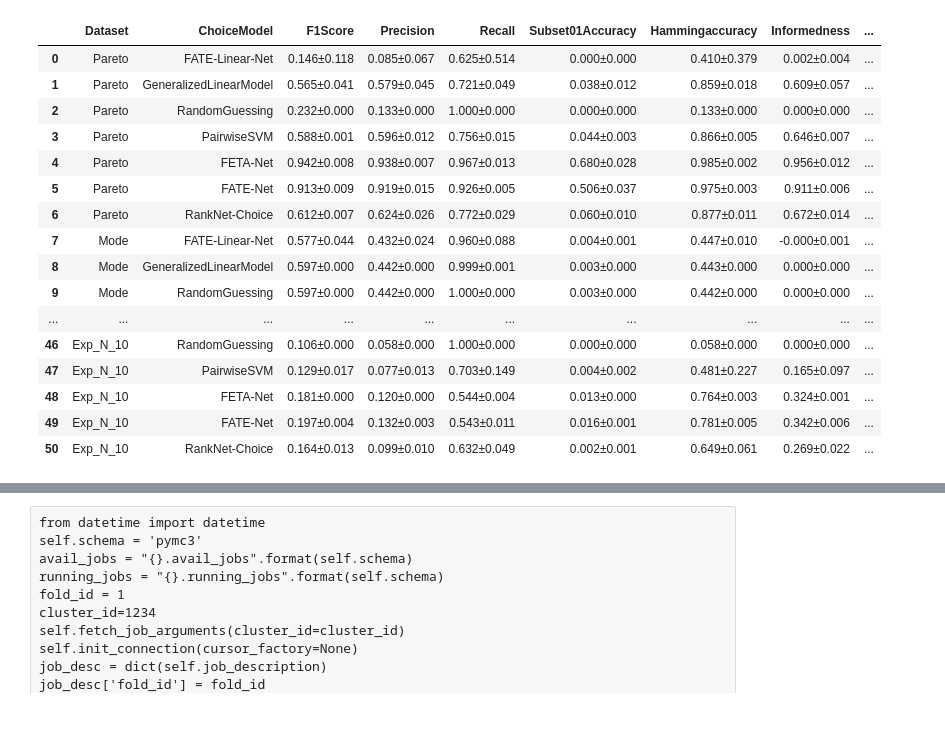
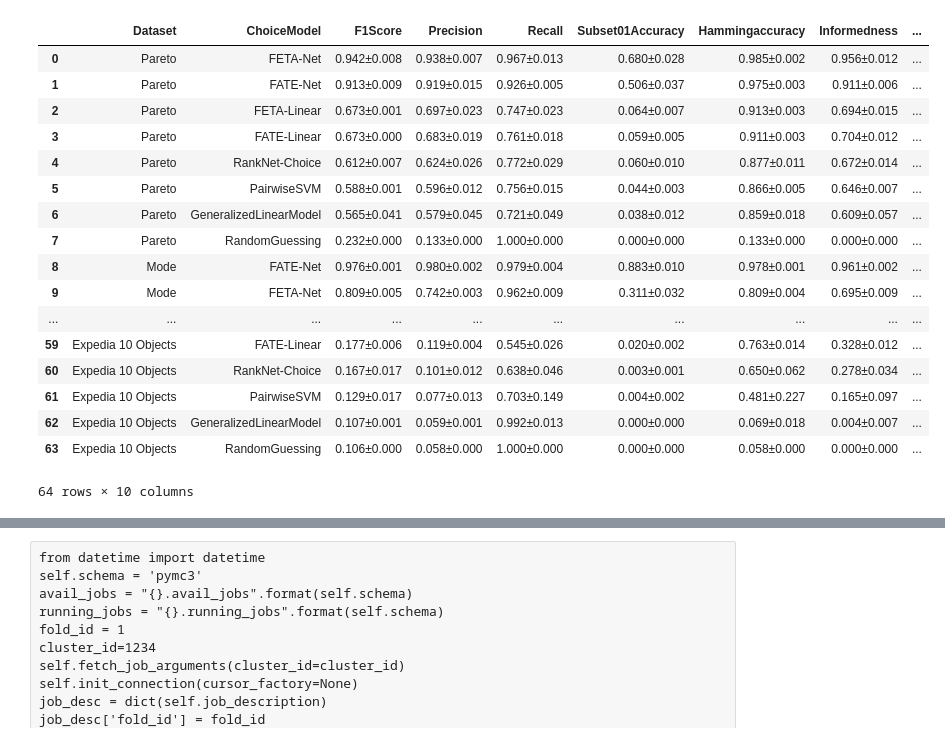
Before and after one commit to kiudee/cs-ranking, a Jupyter notebook: experiments/result_choice.ipynb, the cells around one changed output, grey strips where cells are left out. Cells and saved outputs as stored; diff of their text form; code cells hidden in the pictures.

```diff
--- a/experiments/result_choice.ipynb
+++ b/experiments/result_choice.ipynb
@@ -92,15 +37,0 @@ hash_value => 6f1a78edef78a9c65ae34d4e04808fadd720696f
-# %%
-if delete:
-    values = np.array([0.1826, 0.3072, 0.4039, 0.4823, 0.5476, 0.6024])
-    columns = ', '.join(list(lp_metric_dict[learning_problem].keys()))
-    rs = np.random.RandomState(job_ids[0])
-    for i, job_id in enumerate(job_ids):
-        r = rs.uniform(-0.04,0.04,len(values)).round(3)
-        print(r)
-        vals = values + r
-        print(vals)
-        vals = "({}, 4097591, {})". format(job_id, ', '.join(str(x) for x in vals))
-        update_result = "INSERT INTO results.{0} (job_id, cluster_id, {1}) VALUES {2}".format(learning_problem, columns, vals)
-        self.init_connection()
-        self.cursor_db.execute(update_result)
-        self.close_connection()
@@ -245,0 +38,6 @@ def create_combined_dfs(DATASET, latex_row=False):
+# %%
+d = datasets[-1]
+df, cols = get_results_for_dataset(d, logger, learning_problem, False)
+df = df.sort_values(by=['dataset', 'learner'], ascending=[True, True])
+df = df[df['learner'].str.contains('feta_choice')]
+df.sort_values(by='learner')
@@ -245,0 +61,3 @@ def create_combined_dfs(DATASET, latex_row=False):
+# %%
+df = get_combined_results(d, logger, learning_problem, False)
+df
@@ -245,0 +113,3 @@ def create_combined_dfs(DATASET, latex_row=False):
+# %%
+df = create_final_result(d, latex_row=False)
+df
@@ -246,35 +126,35 @@ def create_combined_dfs(DATASET, latex_row=False):
 # %%
 import copy
-combined = os.path.join(DIR_PATH, 'detailedresults' , "ChoiceFunctions.csv")
 dataFrame = None
 for dataset in datasets:
-    df = create_combined_dfs(dataset)
-    df_path = os.path.join(DIR_PATH, 'detailedresults' , dataset.split('_choice')[0].title()+'Choice.csv')
+    df = create_final_result(dataset, latex_row=False)
+    df_path = os.path.join(DIR_PATH, FOLDER , dataset.split('_choice')[0].title()+'Choice.csv')
     df.to_csv(df_path, index=False, encoding='utf-8')
     if dataFrame is None:
         dataFrame = copy.copy(df)
     else:
         dataFrame = dataFrame.append(df, ignore_index=True)
-dataFrame.to_csv(combined)
+dataFrame.to_csv(df_path_combined)
 dataFrame
 # %% [output]
 |  | Dataset | ChoiceModel | F1Score | Precision | Recall | Subset01Accuracy | Hammingaccuracy | Informedness | ... |
-| 0 | Pareto | FATE-Linear-Net | 0.146±0.118 | 0.085±0.067 | 0.625±0.514 | 0.000±0.000 | 0.410±0.379 | 0.002±0.004 | ... |
-| 1 | Pareto | GeneralizedLinearModel | 0.565±0.041 | 0.579±0.045 | 0.721±0.049 | 0.038±0.012 | 0.859±0.018 | 0.609±0.057 | ... |
-| 2 | Pareto | RandomGuessing | 0.232±0.000 | 0.133±0.000 | 1.000±0.000 | 0.000±0.000 | 0.133±0.000 | 0.000±0.000 | ... |
-| 3 | Pareto | PairwiseSVM | 0.588±0.001 | 0.596±0.012 | 0.756±0.015 | 0.044±0.003 | 0.866±0.005 | 0.646±0.007 | ... |
-| 4 | Pareto | FETA-Net | 0.942±0.008 | 0.938±0.007 | 0.967±0.013 | 0.680±0.028 | 0.985±0.002 | 0.956±0.012 | ... |
-| 5 | Pareto | FATE-Net | 0.913±0.009 | 0.919±0.015 | 0.926±0.005 | 0.506±0.037 | 0.975±0.003 | 0.911±0.006 | ... |
-| 6 | Pareto | RankNet-Choice | 0.612±0.007 | 0.624±0.026 | 0.772±0.029 | 0.060±0.010 | 0.877±0.011 | 0.672±0.014 | ... |
-| 7 | Mode | FATE-Linear-Net | 0.577±0.044 | 0.432±0.024 | 0.960±0.088 | 0.004±0.001 | 0.447±0.010 | -0.000±0.001 | ... |
-| 8 | Mode | GeneralizedLinearModel | 0.597±0.000 | 0.442±0.000 | 0.999±0.001 | 0.003±0.000 | 0.443±0.000 | 0.000±0.000 | ... |
-| 9 | Mode | RandomGuessing | 0.597±0.000 | 0.442±0.000 | 1.000±0.000 | 0.003±0.000 | 0.442±0.000 | 0.000±0.000 | ... |
+| 0 | Pareto | FETA-Net | 0.942±0.008 | 0.938±0.007 | 0.967±0.013 | 0.680±0.028 | 0.985±0.002 | 0.956±0.012 | ... |
+| 1 | Pareto | FATE-Net | 0.913±0.009 | 0.919±0.015 | 0.926±0.005 | 0.506±0.037 | 0.975±0.003 | 0.911±0.006 | ... |
+| 2 | Pareto | FETA-Linear | 0.673±0.001 | 0.697±0.023 | 0.747±0.023 | 0.064±0.007 | 0.913±0.003 | 0.694±0.015 | ... |
+| 3 | Pareto | FATE-Linear | 0.673±0.000 | 0.683±0.019 | 0.761±0.018 | 0.059±0.005 | 0.911±0.003 | 0.704±0.012 | ... |
+| 4 | Pareto | RankNet-Choice | 0.612±0.007 | 0.624±0.026 | 0.772±0.029 | 0.060±0.010 | 0.877±0.011 | 0.672±0.014 | ... |
+| 5 | Pareto | PairwiseSVM | 0.588±0.001 | 0.596±0.012 | 0.756±0.015 | 0.044±0.003 | 0.866±0.005 | 0.646±0.007 | ... |
+| 6 | Pareto | GeneralizedLinearModel | 0.565±0.041 | 0.579±0.045 | 0.721±0.049 | 0.038±0.012 | 0.859±0.018 | 0.609±0.057 | ... |
+| 7 | Pareto | RandomGuessing | 0.232±0.000 | 0.133±0.000 | 1.000±0.000 | 0.000±0.000 | 0.133±0.000 | 0.000±0.000 | ... |
+| 8 | Mode | FATE-Net | 0.976±0.001 | 0.980±0.002 | 0.979±0.004 | 0.883±0.010 | 0.978±0.001 | 0.961±0.002 | ... |
+| 9 | Mode | FETA-Net | 0.809±0.005 | 0.742±0.003 | 0.962±0.009 | 0.311±0.032 | 0.809±0.004 | 0.695±0.009 | ... |
 | ... | ... | ... | ... | ... | ... | ... | ... | ... | ... |
-| 46 | Exp_N_10 | RandomGuessing | 0.106±0.000 | 0.058±0.000 | 1.000±0.000 | 0.000±0.000 | 0.058±0.000 | 0.000±0.000 | ... |
-| 47 | Exp_N_10 | PairwiseSVM | 0.129±0.017 | 0.077±0.013 | 0.703±0.149 | 0.004±0.002 | 0.481±0.227 | 0.165±0.097 | ... |
-| 48 | Exp_N_10 | FETA-Net | 0.181±0.000 | 0.120±0.000 | 0.544±0.004 | 0.013±0.000 | 0.764±0.003 | 0.324±0.001 | ... |
-| 49 | Exp_N_10 | FATE-Net | 0.197±0.004 | 0.132±0.003 | 0.543±0.011 | 0.016±0.001 | 0.781±0.005 | 0.342±0.006 | ... |
-| 50 | Exp_N_10 | RankNet-Choice | 0.164±0.013 | 0.099±0.010 | 0.632±0.049 | 0.002±0.001 | 0.649±0.061 | 0.269±0.022 | ... |
+| 59 | Expedia 10 Objects | FATE-Linear | 0.177±0.006 | 0.119±0.004 | 0.545±0.026 | 0.020±0.002 | 0.763±0.014 | 0.328±0.012 | ... |
+| 60 | Expedia 10 Objects | RankNet-Choice | 0.167±0.017 | 0.101±0.012 | 0.638±0.046 | 0.003±0.001 | 0.650±0.062 | 0.278±0.034 | ... |
+| 61 | Expedia 10 Objects | PairwiseSVM | 0.129±0.017 | 0.077±0.013 | 0.703±0.149 | 0.004±0.002 | 0.481±0.227 | 0.165±0.097 | ... |
+| 62 | Expedia 10 Objects | GeneralizedLinearModel | 0.107±0.001 | 0.059±0.001 | 0.992±0.013 | 0.000±0.000 | 0.069±0.018 | 0.004±0.007 | ... |
+| 63 | Expedia 10 Objects | RandomGuessing | 0.106±0.000 | 0.058±0.000 | 1.000±0.000 | 0.000±0.000 | 0.058±0.000 | 0.000±0.000 | ... |
+64 rows × 10 columns
 # %%
 import string
 def get_val(val):
```
Also changed, not shown: parts of 15 cells of this notebook, 10 other files.
